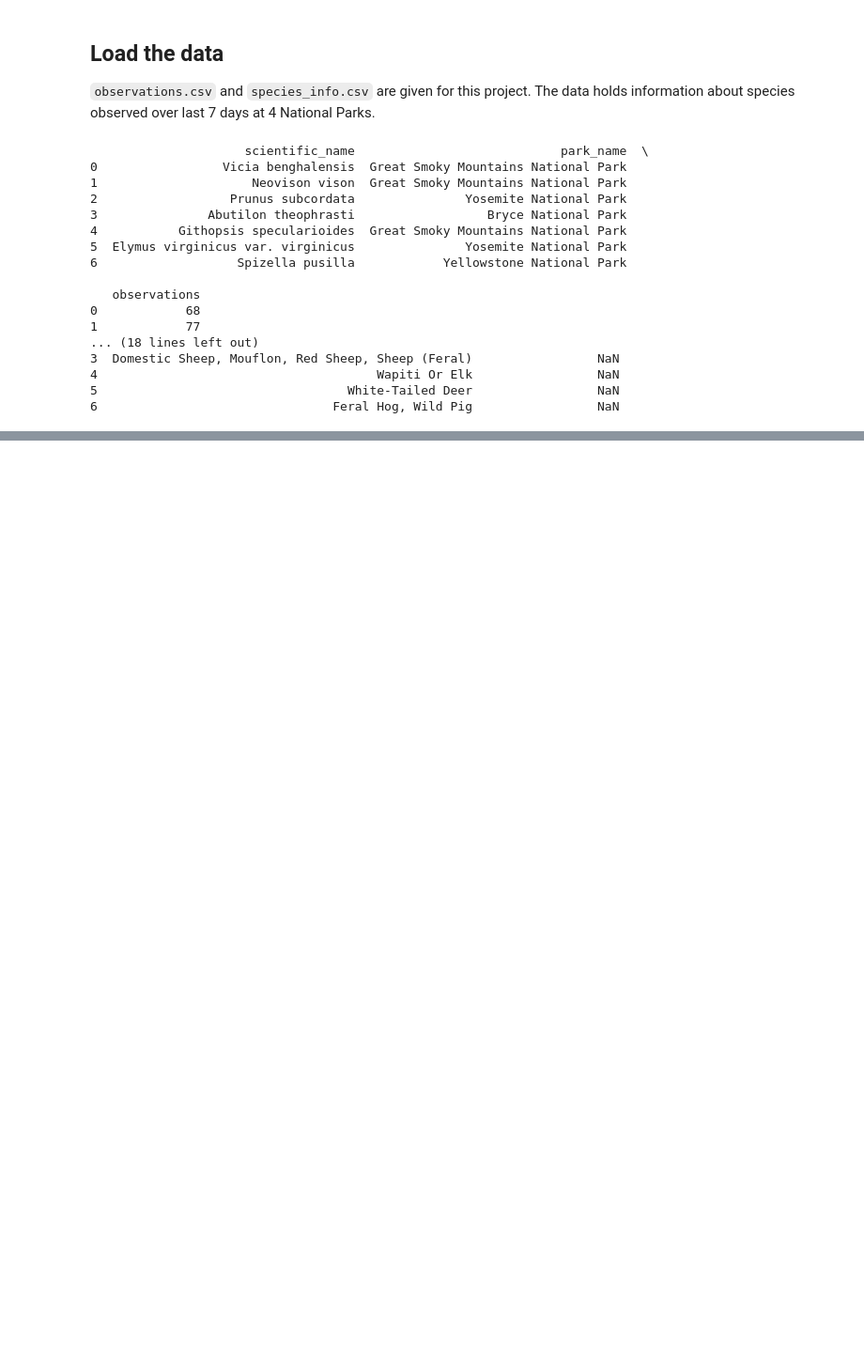
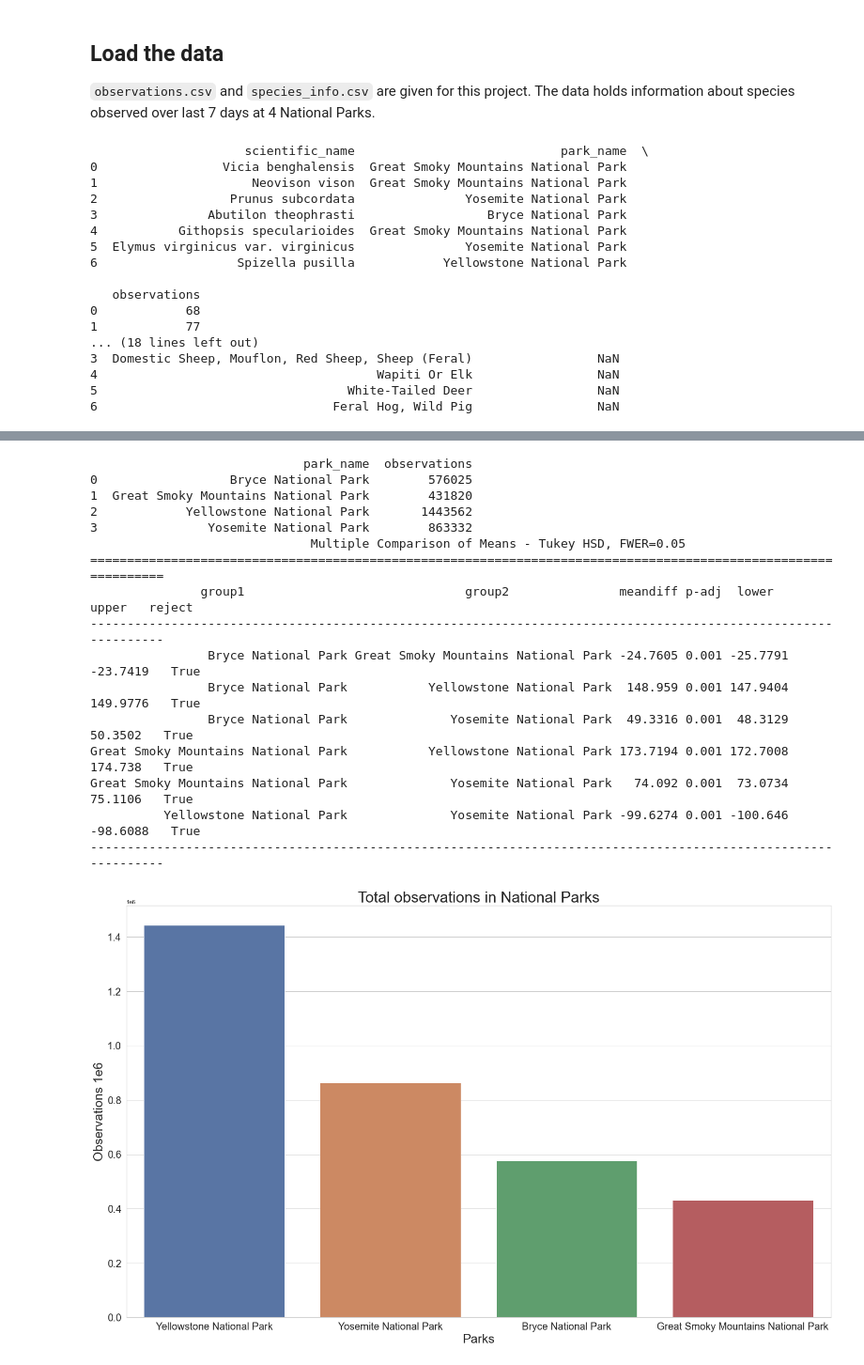
Before and after one commit to abass99/Biodiversity_In_National_Parks, a Jupyter notebook: biodiversity.ipynb, the cells around one changed output, grey strips where cells are left out. Shown at 94% size. Saved outputs shown, nothing was run; the diff lists cells and outputs as text; code cells hidden in the pictures; blank space fills up the shorter version.

```diff
--- a/biodiversity.ipynb
+++ b/biodiversity.ipynb
@@ -135 +138,37 @@ dtype: object
+# %%
+# observations by park
+grouped = observations.groupby(by="park_name").sum("observations").reset_index()
+print(grouped)
+# side by side bar plots
+sns.set_theme(style="whitegrid")
+fig = plt.figure(figsize=(25,15))
+ax = sns.barplot(x="park_name", y="observations",
+                 data=grouped, order=grouped.sort_values('observations', ascending = False).park_name)
+ax.set_xlabel("Parks", fontsize = 25)
+ax.set_ylabel("Observations 1e6", fontsize = 25)
+ax.tick_params(labelsize=20)
+ax.set_title("Total observations in National Parks", fontsize = 30)
+
+# is difference between observations in parks significant?
+from statsmodels.stats.multicomp import pairwise_tukeyhsd
+tukey_results = pairwise_tukeyhsd(observations.observations, observations.park_name, 0.05)
+print(tukey_results)
+# %% [output]
+                             park_name  observations
+0                  Bryce National Park        576025
+1  Great Smoky Mountains National Park        431820
+2            Yellowstone National Park       1443562
+3               Yosemite National Park        863332
+                              Multiple Comparison of Means - Tukey HSD, FWER=0.05
+===============================================================================================================
+               group1                              group2               meandiff p-adj  lower    upper   reject
+---------------------------------------------------------------------------------------------------------------
+                Bryce National Park Great Smoky Mountains National Park -24.7605 0.001 -25.7791 -23.7419   True
+                Bryce National Park           Yellowstone National Park  148.959 0.001 147.9404 149.9776   True
+                Bryce National Park              Yosemite National Park  49.3316 0.001  48.3129  50.3502   True
+Great Smoky Mountains National Park           Yellowstone National Park 173.7194 0.001 172.7008  174.738   True
+Great Smoky Mountains National Park              Yosemite National Park   74.092 0.001  73.0734  75.1106   True
+          Yellowstone National Park              Yosemite National Park -99.6274 0.001 -100.646 -98.6088   True
+---------------------------------------------------------------------------------------------------------------
+[figure, added]
 # %% [markdown]
```
Also changed, not shown: parts of 8 cells of this notebook.
